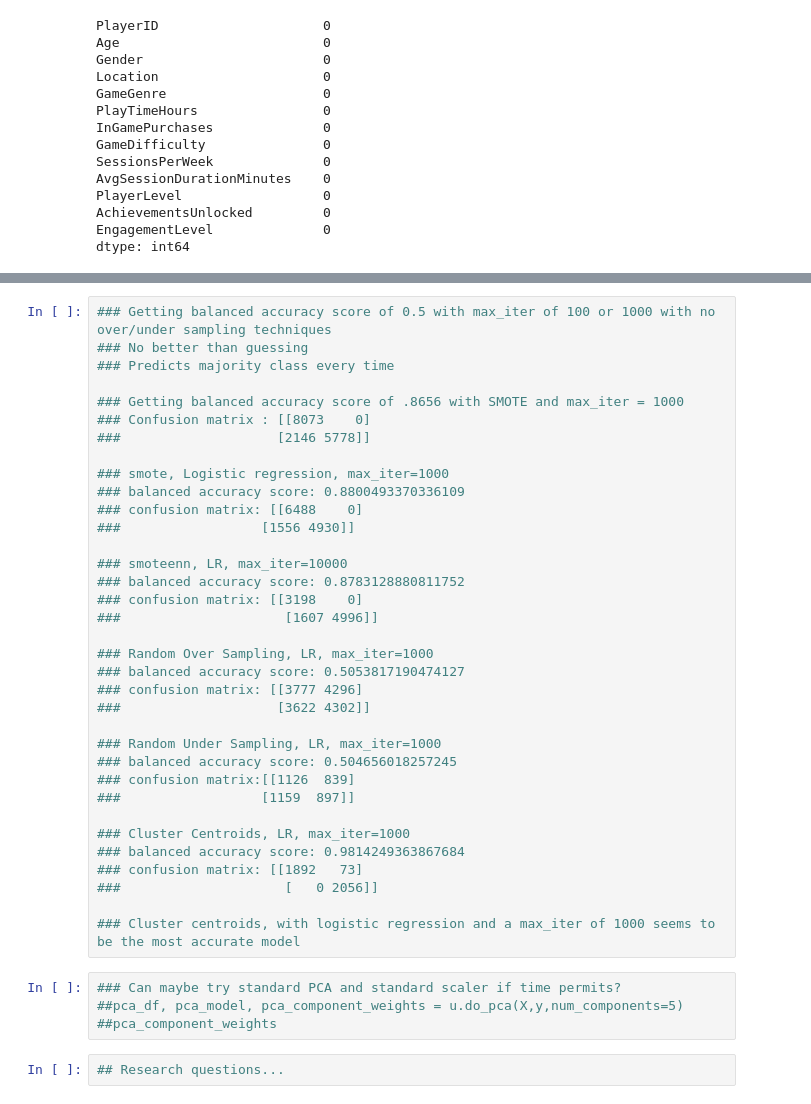
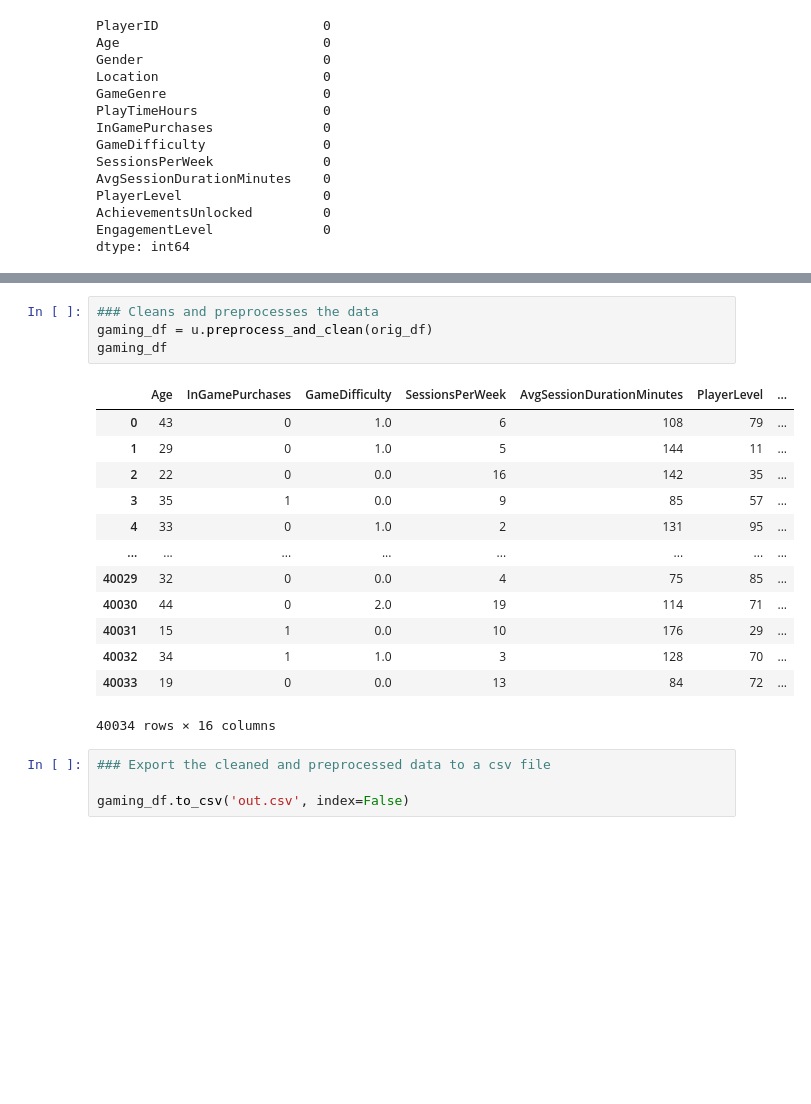
Before and after one commit to baraban7890/In-App-Purchase-Analysis, a Jupyter notebook: coding_analysis/alex_file.ipynb, the cells around one changed output, grey strips where cells are left out. Drawn from its saved outputs; the diff is of its cells as text; blank space fills up the shorter version.

```diff
--- a/coding_analysis/alex_file.ipynb
+++ b/coding_analysis/alex_file.ipynb
@@ -111,41 +81,22 @@ weighted avg       0.98      0.98      0.98      4021
-# %%
-### Getting balanced accuracy score of 0.5 with max_iter of 100 or 1000 with no over/under sampling techniques
-### No better than guessing
-### Predicts majority class every time
-
-### Getting balanced accuracy score of .8656 with SMOTE and max_iter = 1000
-### Confusion matrix : [[8073    0]
-###                    [2146 5778]]
-
-### smote, Logistic regression, max_iter=1000
-### balanced accuracy score: 0.8800493370336109
-### confusion matrix: [[6488    0]
-###                  [1556 4930]]
-
-### smoteenn, LR, max_iter=10000
-### balanced accuracy score: 0.8783128880811752
-### confusion matrix: [[3198    0]
-###                     [1607 4996]]
-
-### Random Over Sampling, LR, max_iter=1000
-### balanced accuracy score: 0.5053817190474127
-### confusion matrix: [[3777 4296]
-###                    [3622 4302]]
-
-### Random Under Sampling, LR, max_iter=1000
-### balanced accuracy score: 0.504656018257245
-### confusion matrix:[[1126  839]
-###                  [1159  897]]
-
-### Cluster Centroids, LR, max_iter=1000
-### balanced accuracy score: 0.9814249363867684
-### confusion matrix: [[1892   73]
-###                     [   0 2056]]
-
-### Cluster centroids, with logistic regression and a max_iter of 1000 seems to be the most accurate model
-# %%
-### Can maybe try standard PCA and standard scaler if time permits?
-##pca_df, pca_model, pca_component_weights = u.do_pca(X,y,num_components=5)
-##pca_component_weights
-# %%
-## Research questions...
+# %%
+### Cleans and preprocesses the data
+gaming_df = u.preprocess_and_clean(orig_df)
+gaming_df
+# %% [output]
+|  | Age | InGamePurchases | GameDifficulty | SessionsPerWeek | AvgSessionDurationMinutes | PlayerLevel | ... |
+| 0 | 43 | 0 | 1.0 | 6 | 108 | 79 | ... |
+| 1 | 29 | 0 | 1.0 | 5 | 144 | 11 | ... |
+| 2 | 22 | 0 | 0.0 | 16 | 142 | 35 | ... |
+| 3 | 35 | 1 | 0.0 | 9 | 85 | 57 | ... |
+| 4 | 33 | 0 | 1.0 | 2 | 131 | 95 | ... |
+| ... | ... | ... | ... | ... | ... | ... | ... |
+| 40029 | 32 | 0 | 0.0 | 4 | 75 | 85 | ... |
+| 40030 | 44 | 0 | 2.0 | 19 | 114 | 71 | ... |
+| 40031 | 15 | 1 | 0.0 | 10 | 176 | 29 | ... |
+| 40032 | 34 | 1 | 1.0 | 3 | 128 | 70 | ... |
+| 40033 | 19 | 0 | 0.0 | 13 | 84 | 72 | ... |
+40034 rows × 16 columns
+# %%
+### Export the cleaned and preprocessed data to a csv file
+
+gaming_df.to_csv('out.csv', index=False)
```
Also changed, not shown: parts of 14 cells of this notebook, 1 other file.
